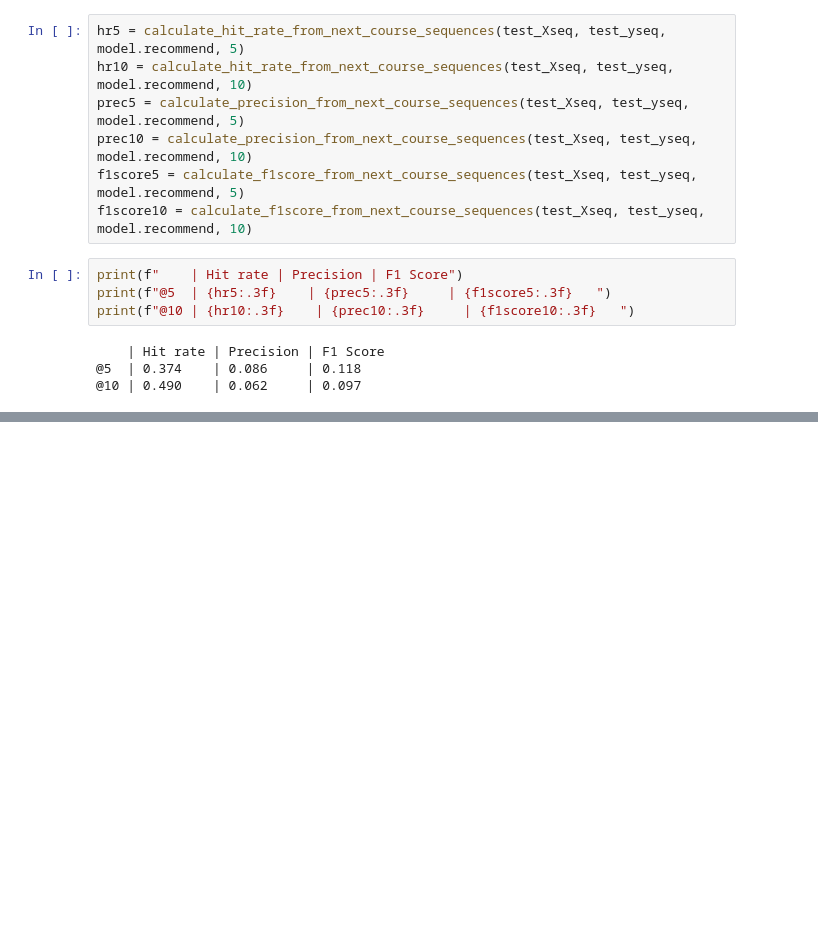
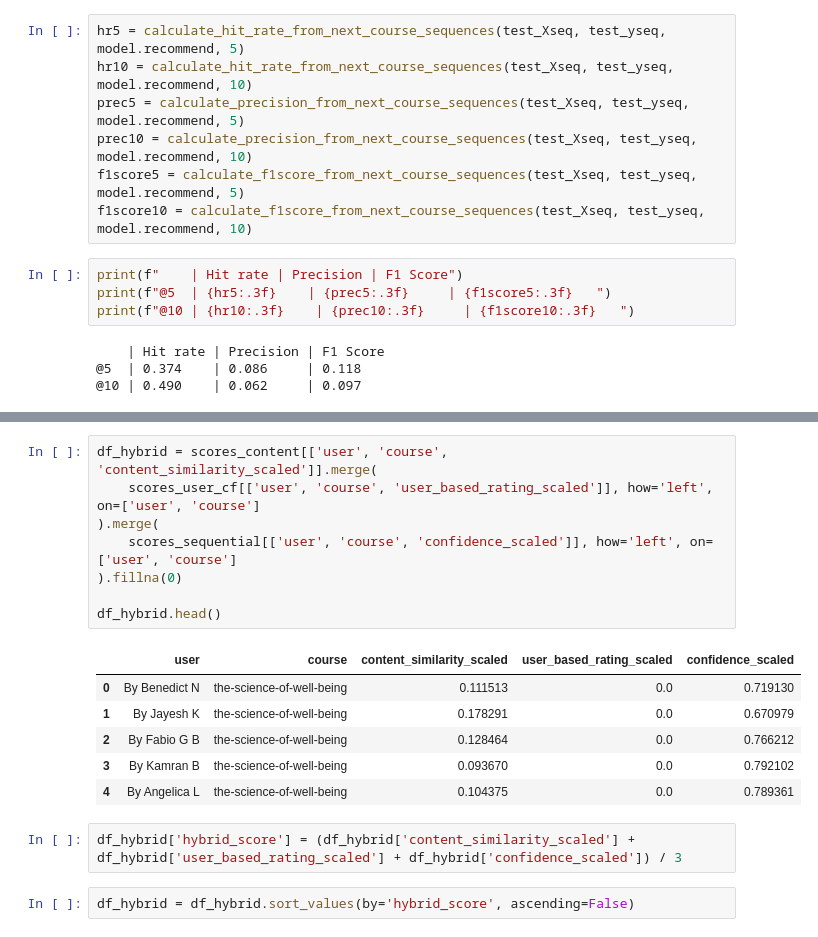
Before and after one commit to franciszac-dlc/comp9727-project, a Jupyter notebook: notebooks/Model Evaluation.ipynb, the cells around one changed output, grey strips where cells are left out. Saved outputs shown, nothing was run; the diff lists cells and outputs as text; blank space fills up the shorter version.

```diff
--- a/notebooks/Model Evaluation.ipynb
+++ b/notebooks/Model Evaluation.ipynb
@@ -129,0 +181,19 @@ print(f"@10 | {hr10:.3f}    | {prec10:.3f}     | {f1score10:.3f}   ")
+# %%
+df_hybrid = scores_content[['user', 'course', 'content_similarity_scaled']].merge(
+    scores_user_cf[['user', 'course', 'user_based_rating_scaled']], how='left', on=['user', 'course']
+).merge(
+    scores_sequential[['user', 'course', 'confidence_scaled']], how='left', on=['user', 'course']
+).fillna(0)
+
+df_hybrid.head()
+# %% [output]
+|  | user | course | content_similarity_scaled | user_based_rating_scaled | confidence_scaled |
+| 0 | By Benedict N | the-science-of-well-being | 0.111513 | 0.0 | 0.719130 |
+| 1 | By Jayesh K | the-science-of-well-being | 0.178291 | 0.0 | 0.670979 |
+| 2 | By Fabio G B | the-science-of-well-being | 0.128464 | 0.0 | 0.766212 |
+| 3 | By Kamran B | the-science-of-well-being | 0.093670 | 0.0 | 0.792102 |
+| 4 | By Angelica L | the-science-of-well-being | 0.104375 | 0.0 | 0.789361 |
+# %%
+df_hybrid['hybrid_score'] = (df_hybrid['content_similarity_scaled'] + df_hybrid['user_based_rating_scaled'] + df_hybrid['confidence_scaled']) / 3
+# %%
+df_hybrid = df_hybrid.sort_values(by='hybrid_score', ascending=False)
```
Also changed, not shown: parts of 9 cells of this notebook.
